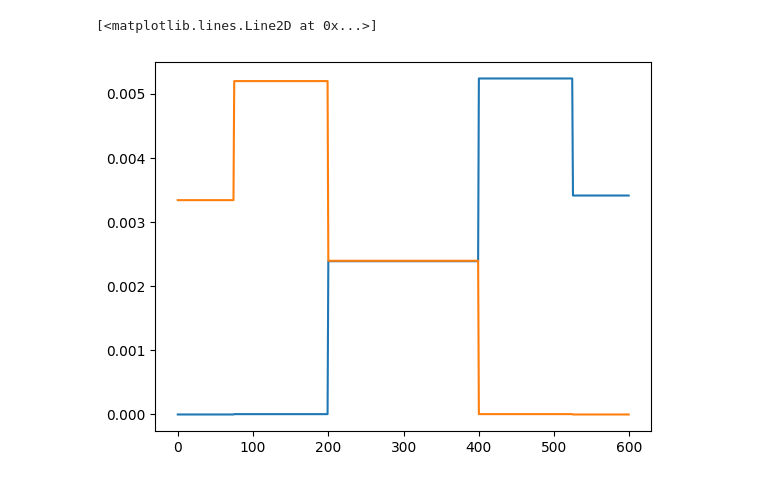
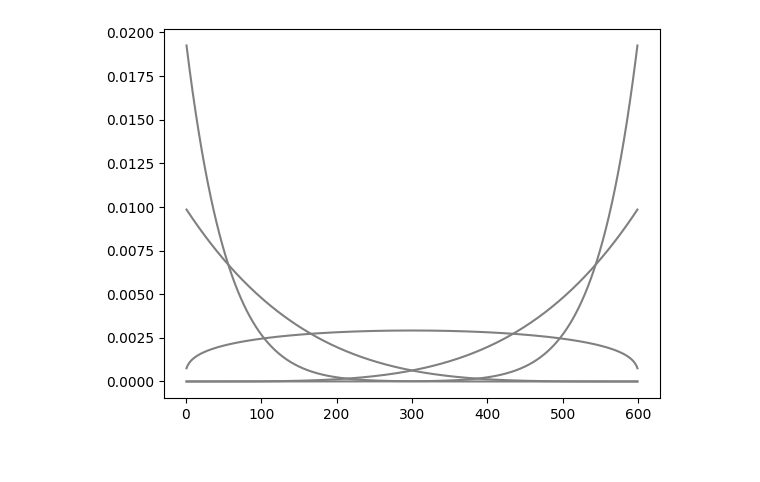
Before and after one commit to epfl-dlab/amplification_paradox, a Jupyter notebook: set_up_experiments.ipynb, the cells around one changed output. Saved outputs shown, nothing was run; the diff lists cells and outputs as text; code cells hidden in the pictures.

```diff
--- a/set_up_experiments.ipynb
+++ b/set_up_experiments.ipynb
@@ -15 +24,13 @@ The autoreload extension is already loaded. To reload it, use:
+# %%
+import scipy.stats as stats
+
+for alpha, beta, scale in zip(parameters["list_alphas"],
+                              parameters["list_betas"],
+                              parameters["list_scales"]):
+
+    x = np.arange(1, parameters["n_users"], 1)
+    rvC = stats.betabinom(parameters["n_users"], alpha, beta)
+    plt.plot(x, rvC.pmf(x) * scale, color="#808080")
+# %% [output]
+[figure, added]
 # %%
@@ -48,12 +57,6 @@ def prepare_matrices(parameters, seedv=97836):
     return S, M
 
 S, M = prepare_matrices(parameters)
-# %%
-plt.plot(M.X[510, :])
-plt.plot(M.X[90, :])
-# %% [output]
-[<matplotlib.lines.Line2D at 0x...>]
-[figure, removed]
 # %%
 
 fig, axs = plt.subplots(1,2, figsize=(9,2.5), gridspec_kw={"wspace": 0.1}, sharex=True)
```
Also changed, not shown: parts of 12 cells of this notebook, 3 other files.
